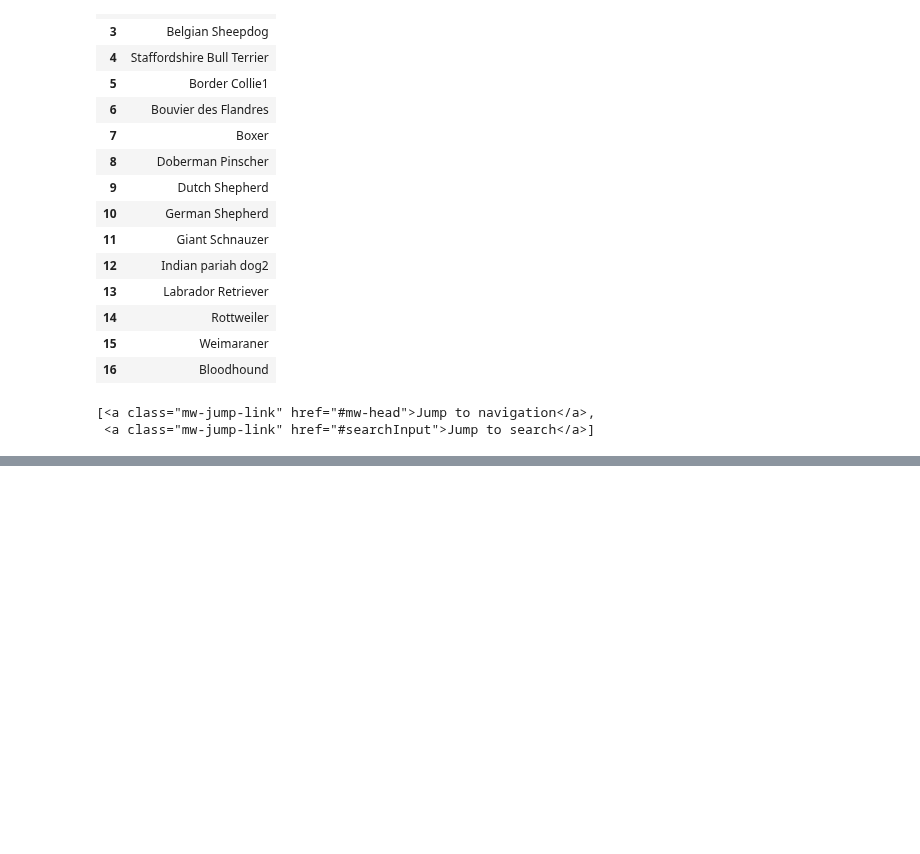
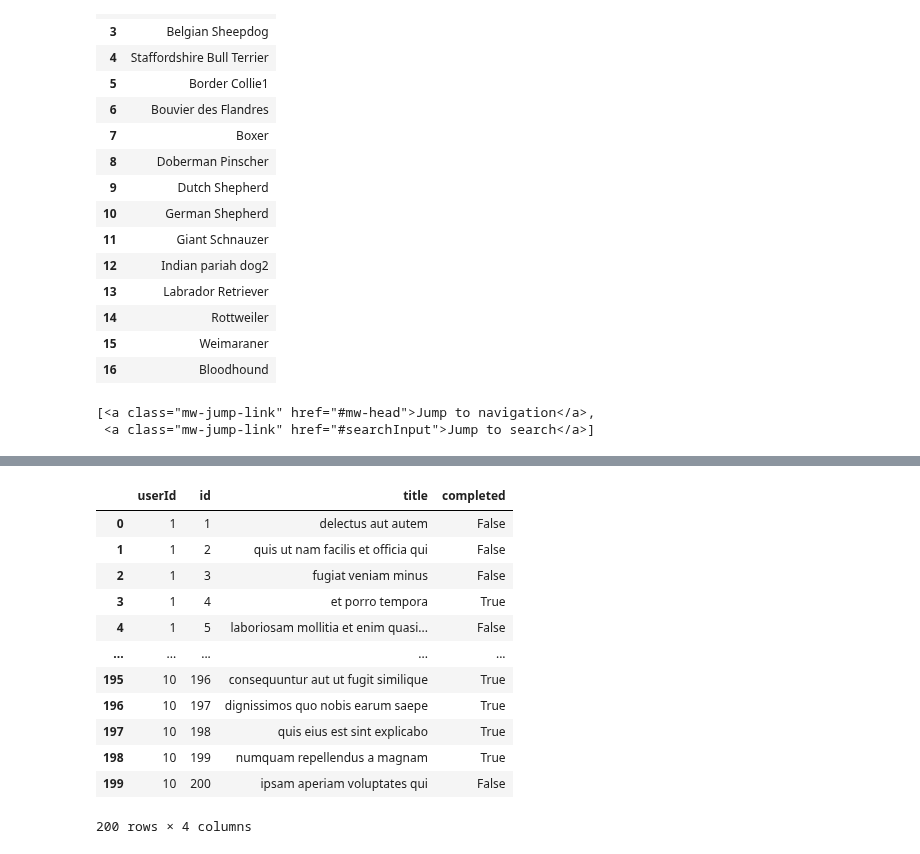
Before and after one commit to thomas-cares/data-pt-ber-08-20, a Jupyter notebook: practice/codealong.ipynb, the cells around one changed output, grey strips where cells are left out. Saved outputs shown, nothing was run; the diff lists cells and outputs as text; code cells hidden in the pictures; blank space fills up the shorter version.

```diff
--- a/practice/codealong.ipynb
+++ b/practice/codealong.ipynb
@@ -1823,0 +2008,5 @@ soup.find_all('a',{'class':'mw-jump-link'})
+# %%
+#CODE DOING THE SAME AS ABOVE
+response = requests.get('https://jsonplaceholder.typicode.com/todos')
+results = response.json()
+results
@@ -1823,0 +2015,17 @@ soup.find_all('a',{'class':'mw-jump-link'})
+# %%
+#TURN JSON INTO DATAFRAME IN ONE STEP
+pd.DataFrame(results)
+# %% [output]
+|  | userId | id | title | completed |
+| 0 | 1 | 1 | delectus aut autem | False |
+| 1 | 1 | 2 | quis ut nam facilis et officia qui | False |
+| 2 | 1 | 3 | fugiat veniam minus | False |
+| 3 | 1 | 4 | et porro tempora | True |
+| 4 | 1 | 5 | laboriosam mollitia et enim quasi... | False |
+| ... | ... | ... | ... | ... |
+| 195 | 10 | 196 | consequuntur aut ut fugit similique | True |
+| 196 | 10 | 197 | dignissimos quo nobis earum saepe | True |
+| 197 | 10 | 198 | quis eius est sint explicabo | True |
+| 198 | 10 | 199 | numquam repellendus a magnam | True |
+| 199 | 10 | 200 | ipsam aperiam voluptates qui | False |
+200 rows × 4 columns
```
Also changed, not shown: parts of 37 cells of this notebook, 7 other files.
